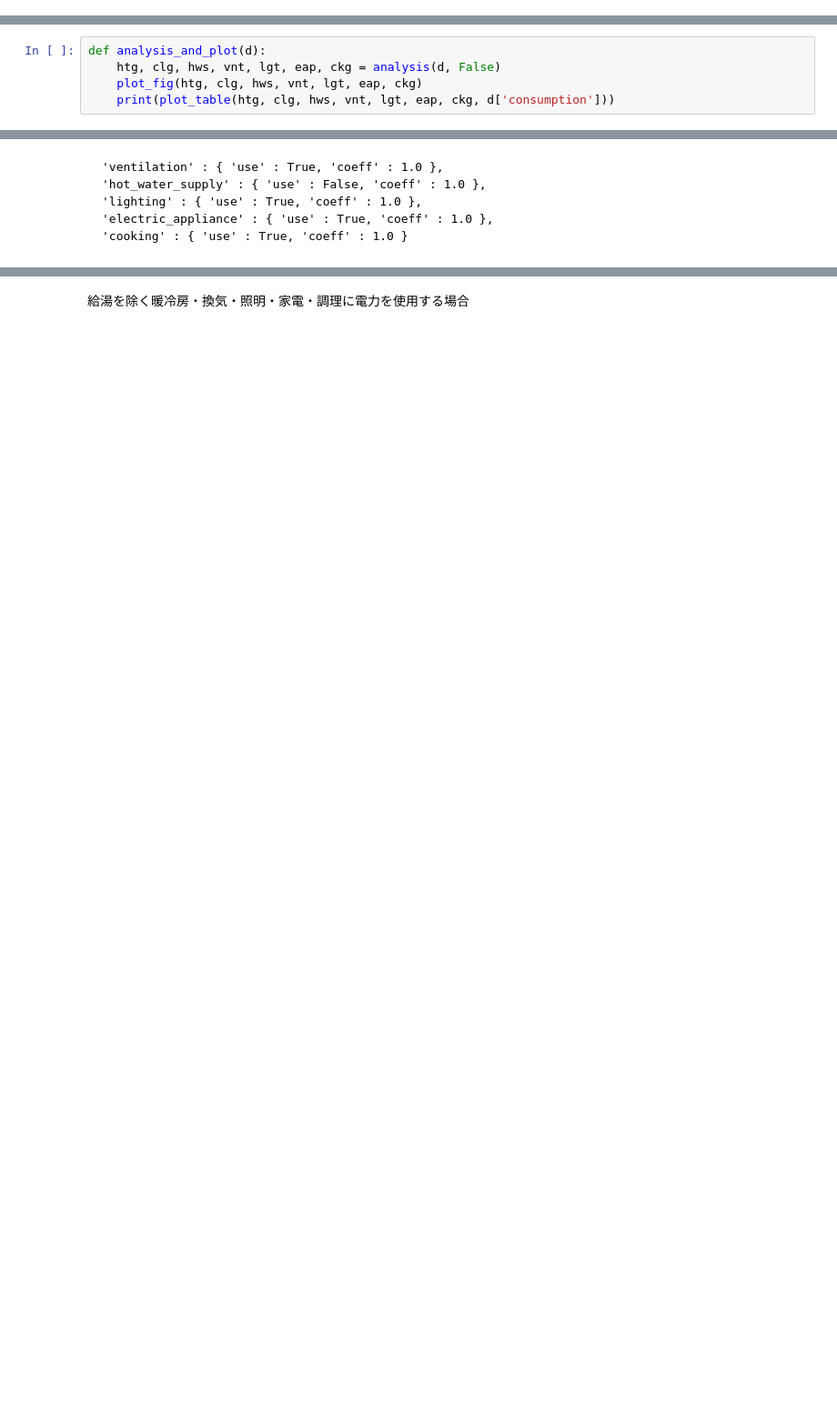
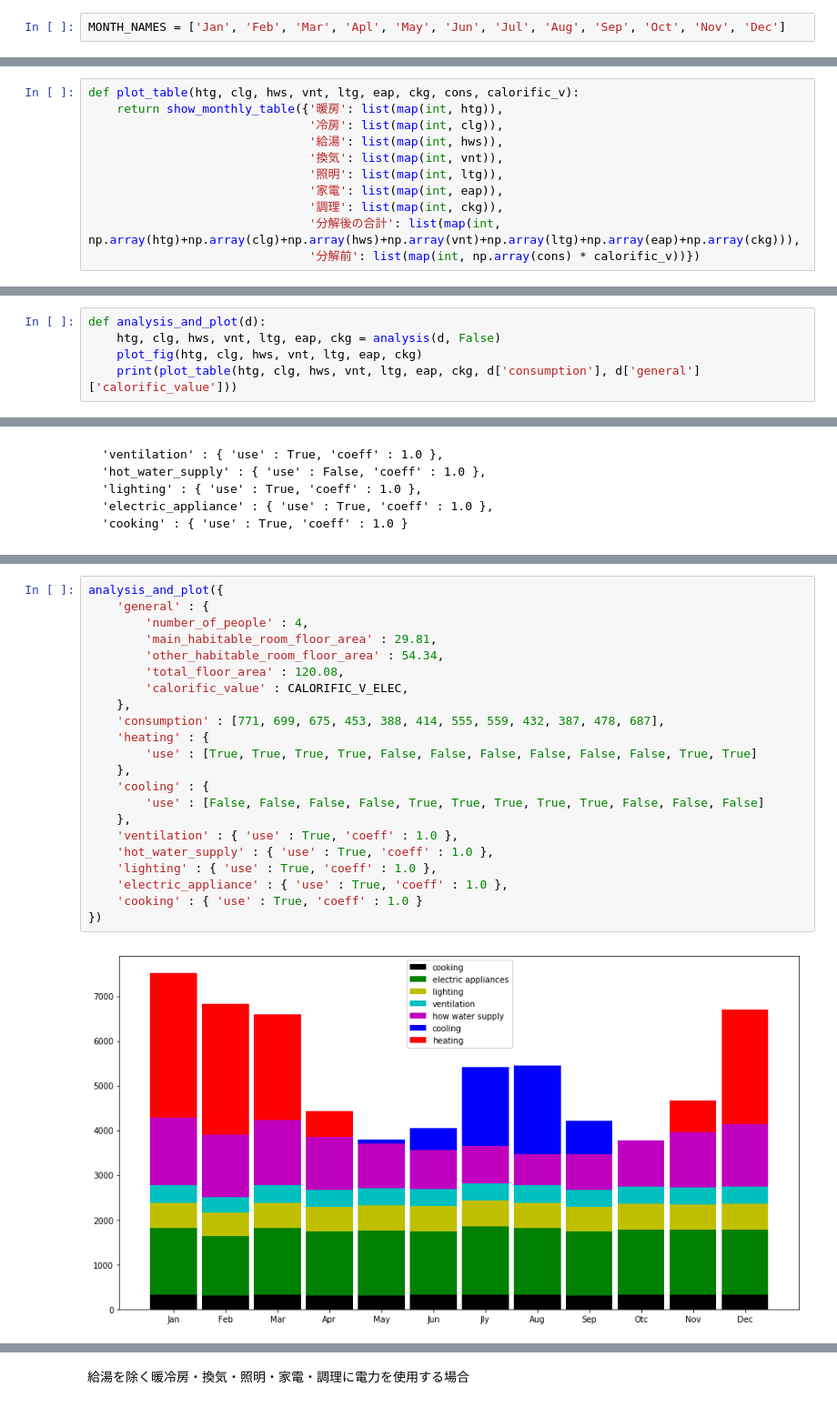
Before and after one commit to jjj-design/UsageAnalysis, a Jupyter notebook: usage_analysis.ipynb, the cells around one changed output, grey strips where cells are left out. Shown at 91% size. Drawn from its saved outputs; the diff is of its cells as text; blank space fills up the shorter version.

```diff
--- a/usage_analysis.ipynb
+++ b/usage_analysis.ipynb
@@ -29 +49,3 @@ import pandas as pd
+# %%
+MONTH_NAMES = ['Jan', 'Feb', 'Mar', 'Apl', 'May', 'Jun', 'Jul', 'Aug', 'Sep', 'Oct', 'Nov', 'Dec']
 # %% [markdown]
@@ -535,5 +444,0 @@ def plot_table(htg, clg, hws, vnt, lgt, eap, ckg, consumption):
-# %%
-def analysis_and_plot(d):
-    htg, clg, hws, vnt, lgt, eap, ckg = analysis(d, False)
-    plot_fig(htg, clg, hws, vnt, lgt, eap, ckg)
-    print(plot_table(htg, clg, hws, vnt, lgt, eap, ckg, d['consumption']))
@@ -543,0 +1119,11 @@ def analysis_and_plot(d):
+# %%
+def plot_table(htg, clg, hws, vnt, ltg, eap, ckg, cons, calorific_v):
+    return show_monthly_table({'暖房': list(map(int, htg)),
+                               '冷房': list(map(int, clg)),
+                               '給湯': list(map(int, hws)),
+                               '換気': list(map(int, vnt)),
+                               '照明': list(map(int, ltg)),
+                               '家電': list(map(int, eap)),
+                               '調理': list(map(int, ckg)),
+                               '分解後の合計': list(map(int, np.array(htg)+np.array(clg)+np.array(hws)+np.array(vnt)+np.array(ltg)+np.array(eap)+np.array(ckg))),
+                               '分解前': list(map(int, np.array(cons) * calorific_v))})
@@ -543,0 +1134,5 @@ def analysis_and_plot(d):
+# %%
+def analysis_and_plot(d):
+    htg, clg, hws, vnt, ltg, eap, ckg = analysis(d, False)
+    plot_fig(htg, clg, hws, vnt, ltg, eap, ckg)
+    print(plot_table(htg, clg, hws, vnt, ltg, eap, ckg, d['consumption'], d['general']['calorific_value']))
@@ -647,0 +1249,24 @@ def analysis_and_plot(d):
+# %%
+analysis_and_plot({
+    'general' : {
+        'number_of_people' : 4,
+        'main_habitable_room_floor_area' : 29.81,
+        'other_habitable_room_floor_area' : 54.34,
+        'total_floor_area' : 120.08,
+        'calorific_value' : CALORIFIC_V_ELEC,
+    },
+    'consumption' : [771, 699, 675, 453, 388, 414, 555, 559, 432, 387, 478, 687],
+    'heating' : {
+        'use' : [True, True, True, True, False, False, False, False, False, False, True, True]
+    },
+    'cooling' : {
+        'use' : [False, False, False, False, True, True, True, True, True, False, False, False]
+    },
+    'ventilation' : { 'use' : True, 'coeff' : 1.0 },
+    'hot_water_supply' : { 'use' : True, 'coeff' : 1.0 },
+    'lighting' : { 'use' : True, 'coeff' : 1.0 },
+    'electric_appliance' : { 'use' : True, 'coeff' : 1.0 },
+    'cooking' : { 'use' : True, 'coeff' : 1.0 }
+})
+# %% [output]
+[figure, added]
```
Also changed, not shown: parts of 202 cells of this notebook.
